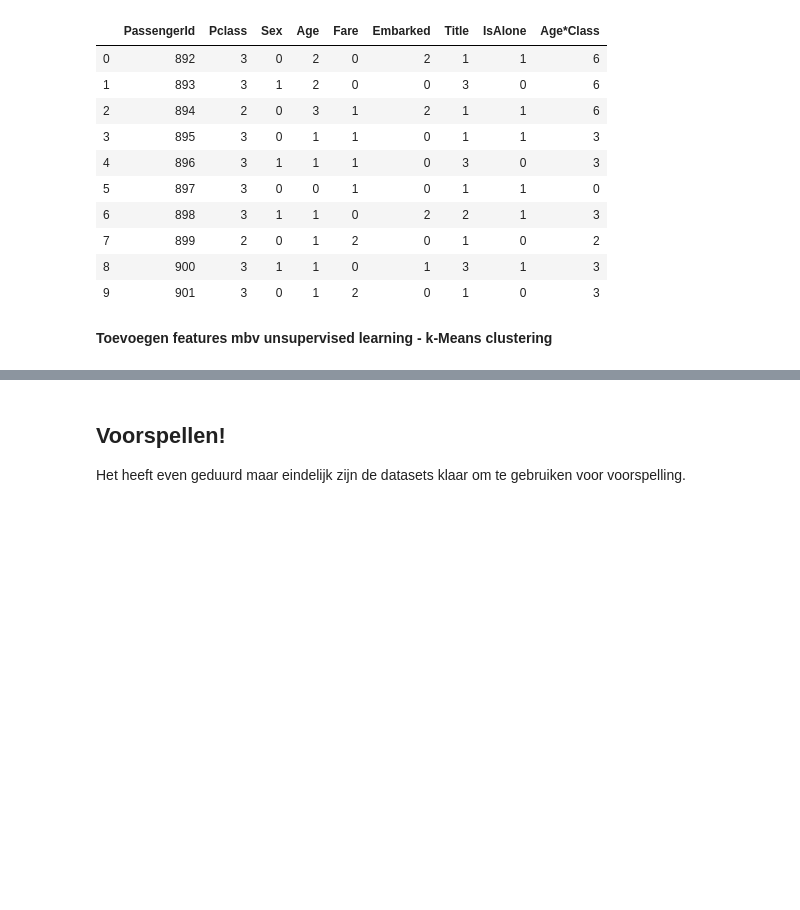
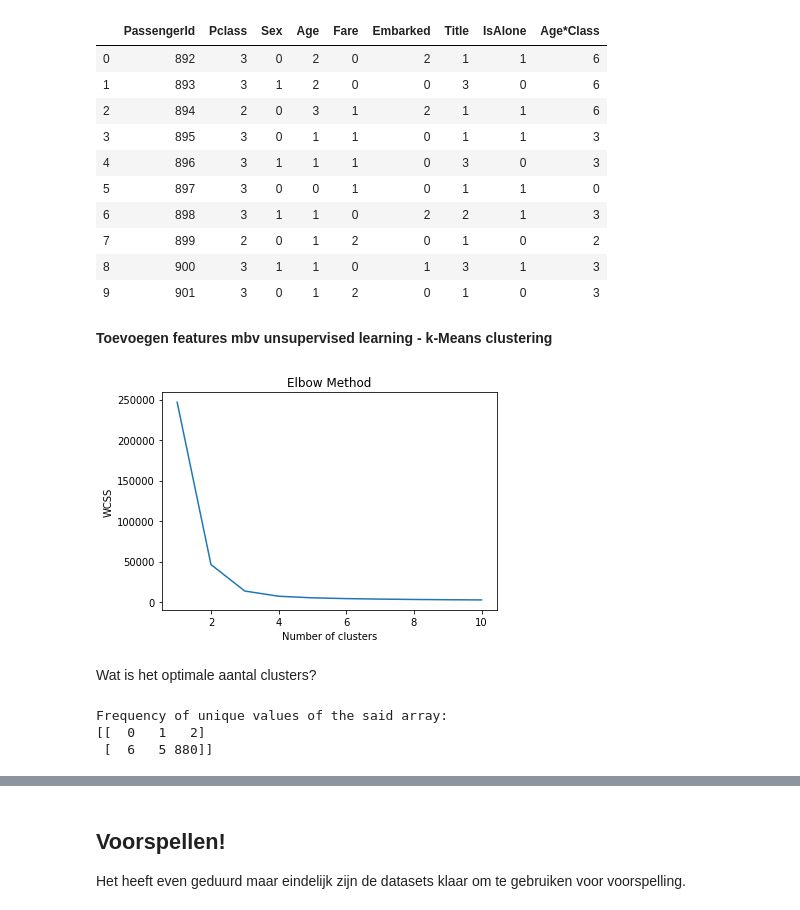
Before and after one commit to satoshicat/mcl_2019-2020, a Jupyter notebook: college 5 - Unsupervised Learning - kMeans clustering/SVM Titanic.ipynb, the cells around one changed output, grey strips where cells are left out. Cells and saved outputs as stored; diff of their text form; code cells hidden in the pictures; blank space fills up the shorter version.

```diff
--- a/college 5 - Unsupervised Learning - kMeans clustering/SVM Titanic.ipynb
+++ b/college 5 - Unsupervised Learning - kMeans clustering/SVM Titanic.ipynb
@@ -673,0 +663,30 @@ dfUnsupervised = train_df.drop(['Survived'], axis=1)
+# %%
+#don't need survived
+dfUnsupervised = train_df.drop(['Survived'], axis=1)
+
+from sklearn.cluster import KMeans
+wcss = []
+for i in range(1, 11):
+    kmeans = KMeans(n_clusters=i, init='k-means++', max_iter=300, n_init=10, random_state=0)
+    kmeans.fit(dfUnsupervised)
+    wcss.append(kmeans.inertia_)
+plt.plot(range(1, 11), wcss)
+plt.title('Elbow Method')
+plt.xlabel('Number of clusters')
+plt.ylabel('WCSS')
+plt.show()
+# %% [output]
+[figure, added]
+# %% [markdown]
+Wat is het optimale aantal clusters?
+# %%
+kmeans = KMeans(n_clusters=3, init='k-means++', max_iter=300, n_init=10, random_state=0)
+dfUnsupervised = train_df.drop(['Survived'], axis=1)
+pred_y = kmeans.fit_predict(dfUnsupervised)
+unique_elements, counts_elements = np.unique(pred_y, return_counts=True)
+print("Frequency of unique values of the said array:")
+print(np.asarray((unique_elements, counts_elements)))
+# %% [output]
+Frequency of unique values of the said array:
+[[  0   1   2]
+ [  6   5 880]]
```
Also changed, not shown: parts of 15 cells of this notebook, 1 other file.
